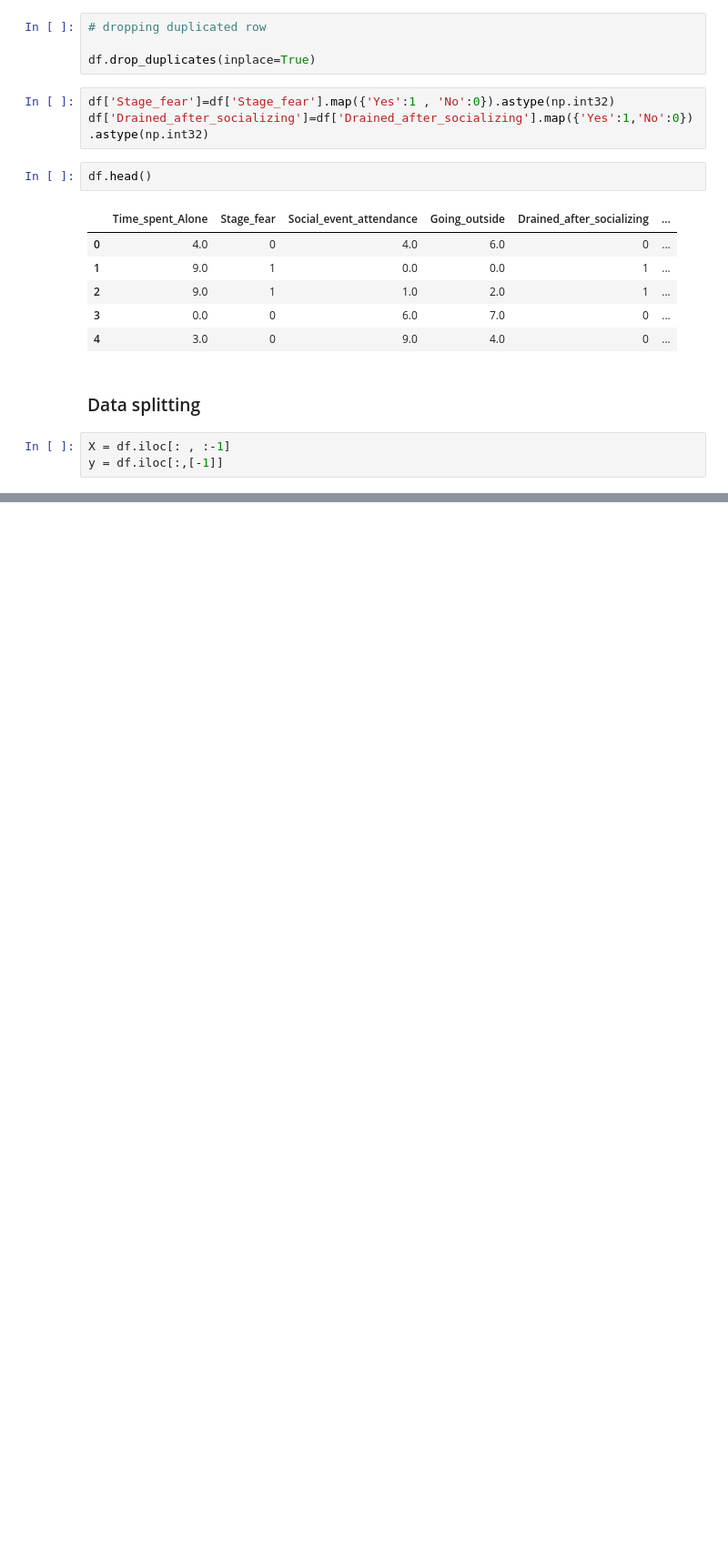
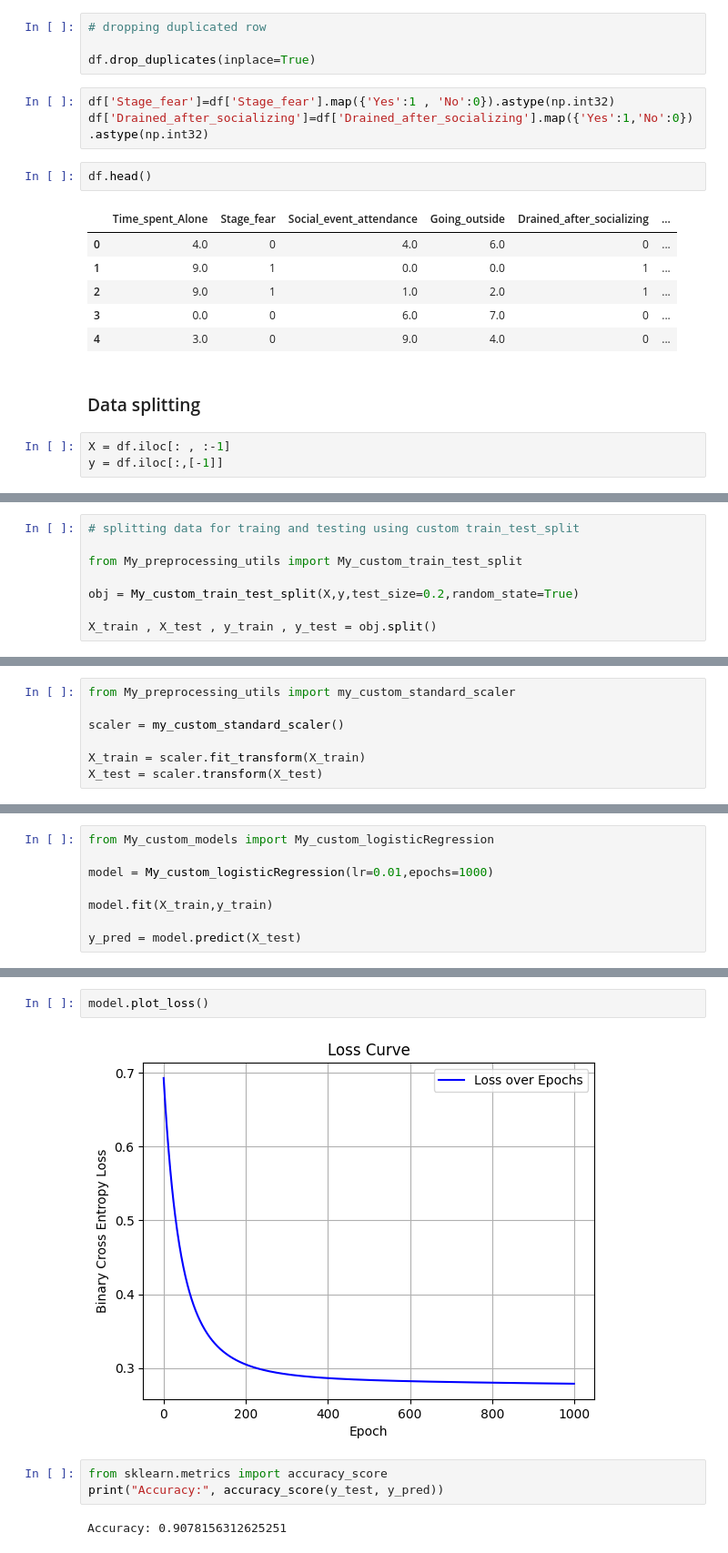
Before and after one commit to affankhanghouri/Machine-learning-from-scratch, a Jupyter notebook: Logistic-Regression/LogisticRegression.ipynb, the cells around one changed output, grey strips where cells are left out. Shown: that part at 91% size. Cells and saved outputs as stored; diff of their text form; blank space fills up the shorter version.

```diff
--- a/Logistic-Regression/LogisticRegression.ipynb
+++ b/Logistic-Regression/LogisticRegression.ipynb
@@ -82,0 +80,8 @@ InvalidTypeError: ohly list or numpy array is allowed
+# %%
+# splitting data for traing and testing using custom train_test_split
+
+from My_preprocessing_utils import My_custom_train_test_split
+
+obj = My_custom_train_test_split(X,y,test_size=0.2,random_state=True)
+
+X_train , X_test , y_train , y_test = obj.split()
@@ -82,0 +100,7 @@ InvalidTypeError: ohly list or numpy array is allowed
+# %%
+from My_preprocessing_utils import my_custom_standard_scaler
+
+scaler = my_custom_standard_scaler()
+
+X_train = scaler.fit_transform(X_train)
+X_test = scaler.transform(X_test)
@@ -82,0 +115,8 @@ InvalidTypeError: ohly list or numpy array is allowed
+# %%
+from My_custom_models import My_custom_logisticRegression
+
+model = My_custom_logisticRegression(lr=0.01,epochs=1000)
+
+model.fit(X_train,y_train)
+
+y_pred = model.predict(X_test)
@@ -82,0 +135,9 @@ InvalidTypeError: ohly list or numpy array is allowed
+# %%
+model.plot_loss()
+# %% [output]
+[figure, added]
+# %%
+from sklearn.metrics import accuracy_score
+print("Accuracy:", accuracy_score(y_test, y_pred))
+# %% [output]
+Accuracy: 0.9078156312625251
```
Also changed, not shown: parts of 8 cells of this notebook.
